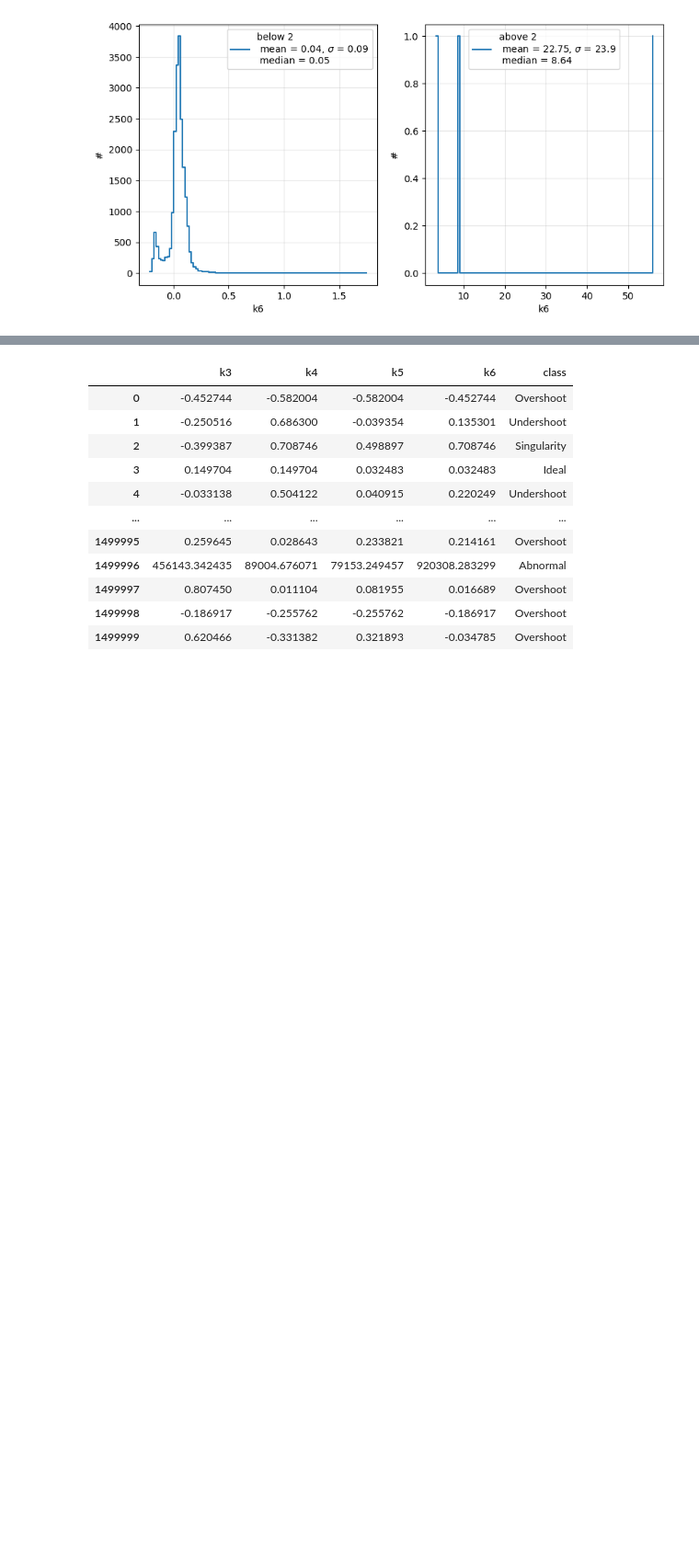
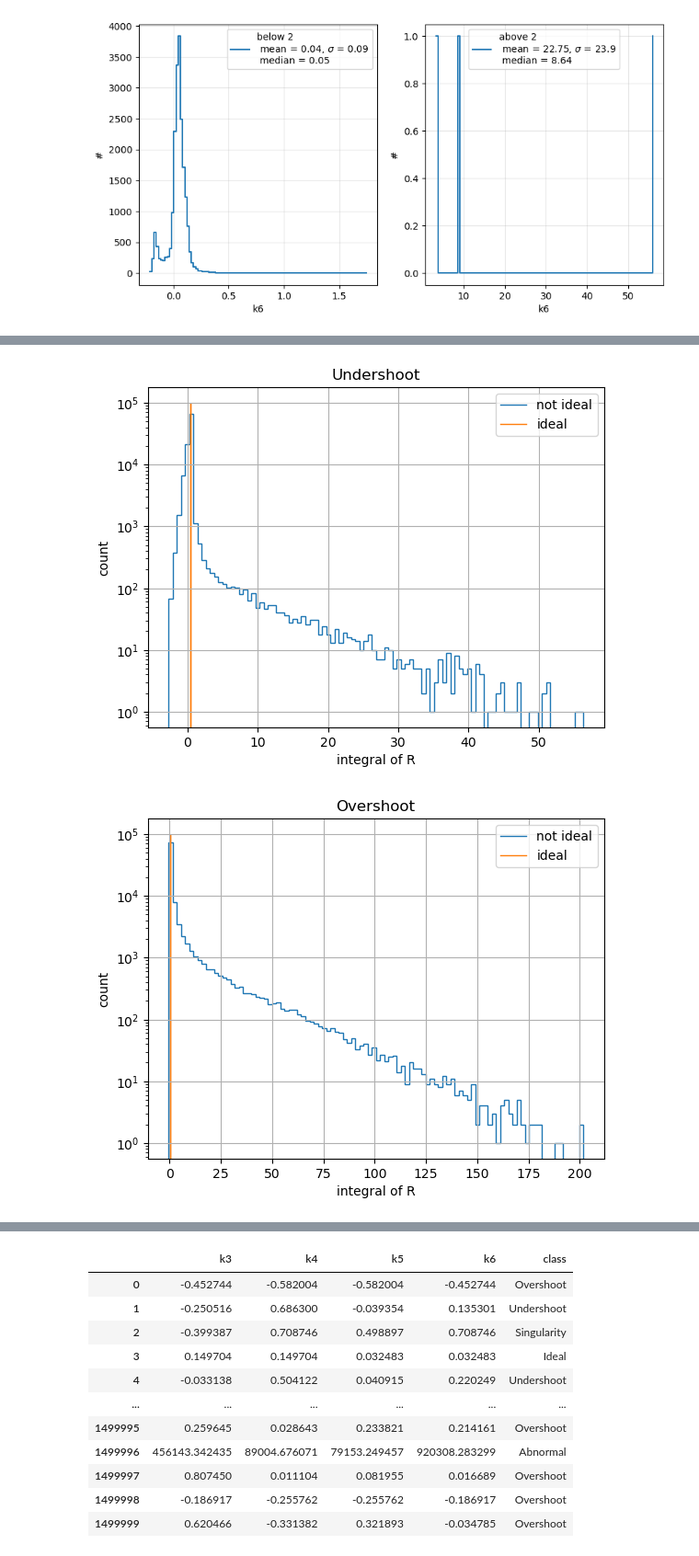
Before and after one commit to fanrado/CHN_CLASSIFIER_CE, a Jupyter notebook: Generate data for response function.ipynb, the cells around one changed output, grey strips where cells are left out. Shown at 92% size. Saved outputs shown, nothing was run; the diff lists cells and outputs as text; code cells hidden in the pictures; blank space fills up the shorter version.

```diff
--- a/Generate data for response function.ipynb
+++ b/Generate data for response function.ipynb
@@ -139,0 +171,3 @@ plt.show()
+# %%
+simdata_df = pd.read_csv('simulation_data.csv')
+simdata_df.head()
@@ -139,0 +181,55 @@ plt.show()
+# %%
+from scipy import integrate
+A = 1.5
+t0 = -0.1
+tp = 2.0
+x = np.linspace(t0, t0+10, np.power(10, 2))
+# %%
+classes = ['Undershoot', 'Overshoot', 'Ideal', 'Abnormal']
+for CLASS in classes:
+    overshoot_df = simdata_df[simdata_df['class']==CLASS].iloc[:100000]
+    overshoot_df_copy = overshoot_df.copy().reset_index().drop('index', axis=1)
+    integral_R_all = []
+    integral_R_ideal_all = []
+    integral_R_diff = []
+    for i in range(len(overshoot_df_copy)):
+        lineParam = overshoot_df_copy.iloc[i]
+        par = [t0, A, tp, lineParam['k3'], lineParam['k4'], lineParam['k5'], lineParam['k6']]
+        R = response(x=x, par=par)
+        par_ideal = [par[0], par[1], par[2]]
+        R_ideal = response_legacy(x=x, par=par_ideal)
+        # plt.figure()
+        # plt.plot(x, R)
+        # plt.plot(x, R_ideal)
+        # plt.show()
+        # break
+        integral_R = integrate.simpson(y=R, x=x)
+        integral_R_ideal = integrate.simpson(y=R_ideal, x=x)
+        # print(integral_R, integral_R_ideal)
+        integral_R_all.append(integral_R)
+        integral_R_ideal_all.append(integral_R_ideal)
+    integral_R_diff = np.array(integral_R_ideal_all) - np.array(integral_R_all)
+    overshoot_df_copy['integral_R'] = integral_R_all
+    overshoot_df_copy['integral_ideal'] = integral_R_ideal_all
+    overshoot_df_copy['diff_integral'] = integral_R_diff
+    # print(overshoot_df_copy.head())
+    # break
+    plt.figure()
+    counts_R, bins_R = np.histogram(integral_R_all, bins=100)
+    counts_ideal, bins_ideal = np.histogram(integral_R_ideal_all, bins=100)
+    counts_diff, bins_diff = np.histogram(integral_R_diff, bins=100)
+    # plt.hist(integral_R_ideal_all, alpha=0.8, label='ideal')
+    # plt.hist(integral_R_all, alpha=0.2, label='not ideal')
+    plt.stairs(counts_R, bins_R, label='not ideal')
+    plt.stairs(counts_ideal, bins_ideal, label='ideal')
+    # plt.stairs(counts_diff, bins_diff, label='difference : R_ideal - R')
+    plt.xlabel('integral of R')
+    plt.ylabel('count')
+    plt.yscale('log')
+    plt.title(CLASS)
+    plt.legend()
+    plt.grid(True)
+    plt.show()
+# %% [output]
+[figure, added]
+[figure, added]
```
Also changed, not shown: parts of 10 cells of this notebook.
